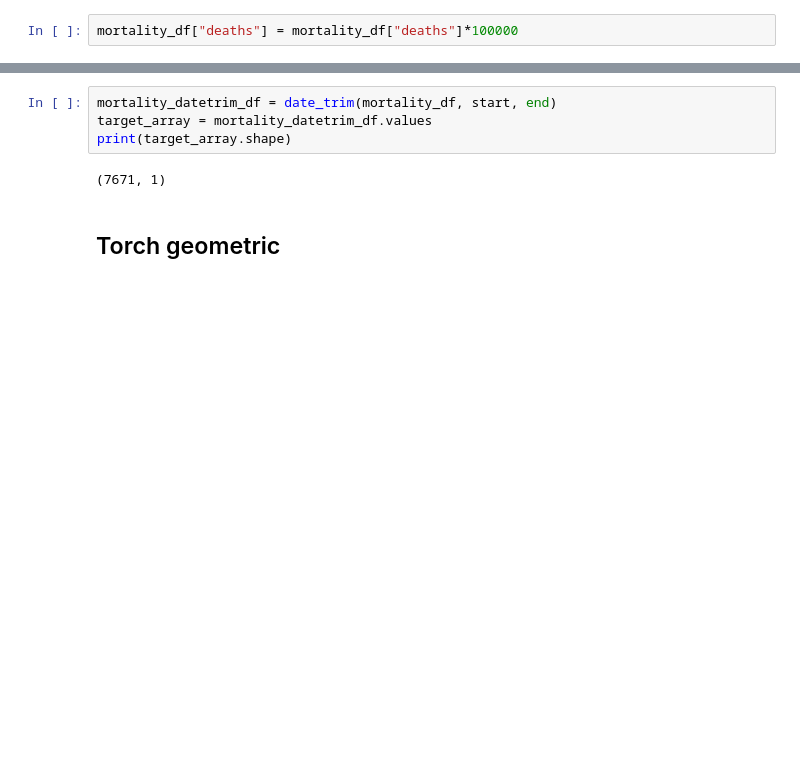
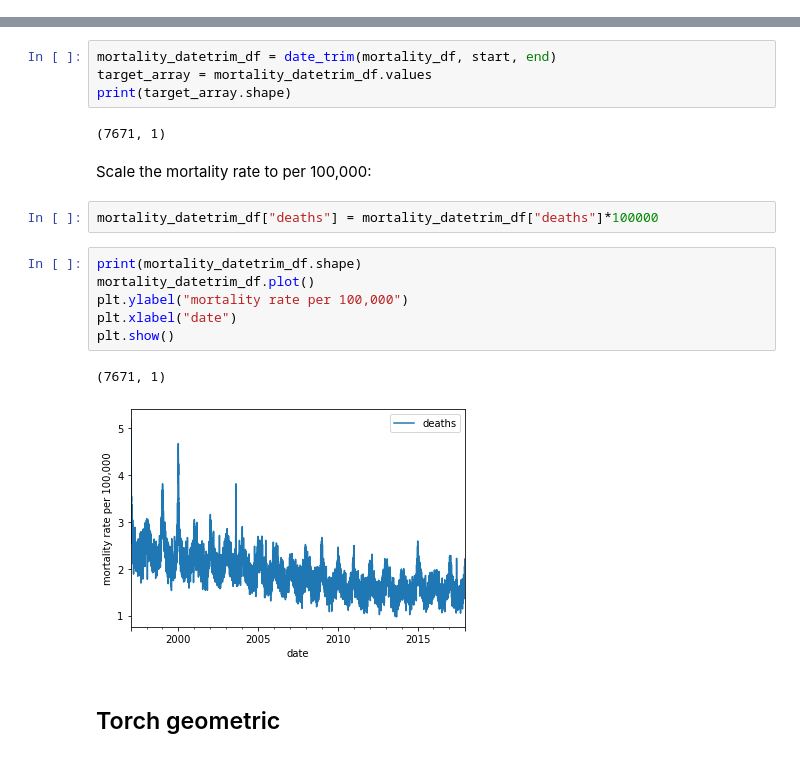
Before and after one commit to michellewl/AQmortality, a Jupyter notebook: mortality_model/borough_regression.ipynb, the cells around one changed output, grey strips where cells are left out. Saved outputs shown, nothing was run; the diff lists cells and outputs as text; blank space fills up the shorter version.

```diff
--- a/mortality_model/borough_regression.ipynb
+++ b/mortality_model/borough_regression.ipynb
@@ -402,5 +380,3 @@ Scale the mortality rate to per 100,000:
-# %%
-mortality_df["deaths"] = mortality_df["deaths"]*100000
 # %% [markdown]
 Trim the mortality dataset to the same time period as the inputs:
 # %%
@@ -409,6 +385,19 @@ target_array = mortality_datetrim_df.values
 print(target_array.shape)
 # %% [output]
 (7671, 1)
+# %% [markdown]
+Scale the mortality rate to per 100,000:
+# %%
+mortality_datetrim_df["deaths"] = mortality_datetrim_df["deaths"]*100000
+# %%
+print(mortality_datetrim_df.shape)
+mortality_datetrim_df.plot()
+plt.ylabel("mortality rate per 100,000")
+plt.xlabel("date")
+plt.show()
+# %% [output]
+(7671, 1)
+[figure, added]
 # %% [markdown]
 ## Torch geometric
 # %% [markdown]
```
Also changed, not shown: parts of 33 cells of this notebook.
